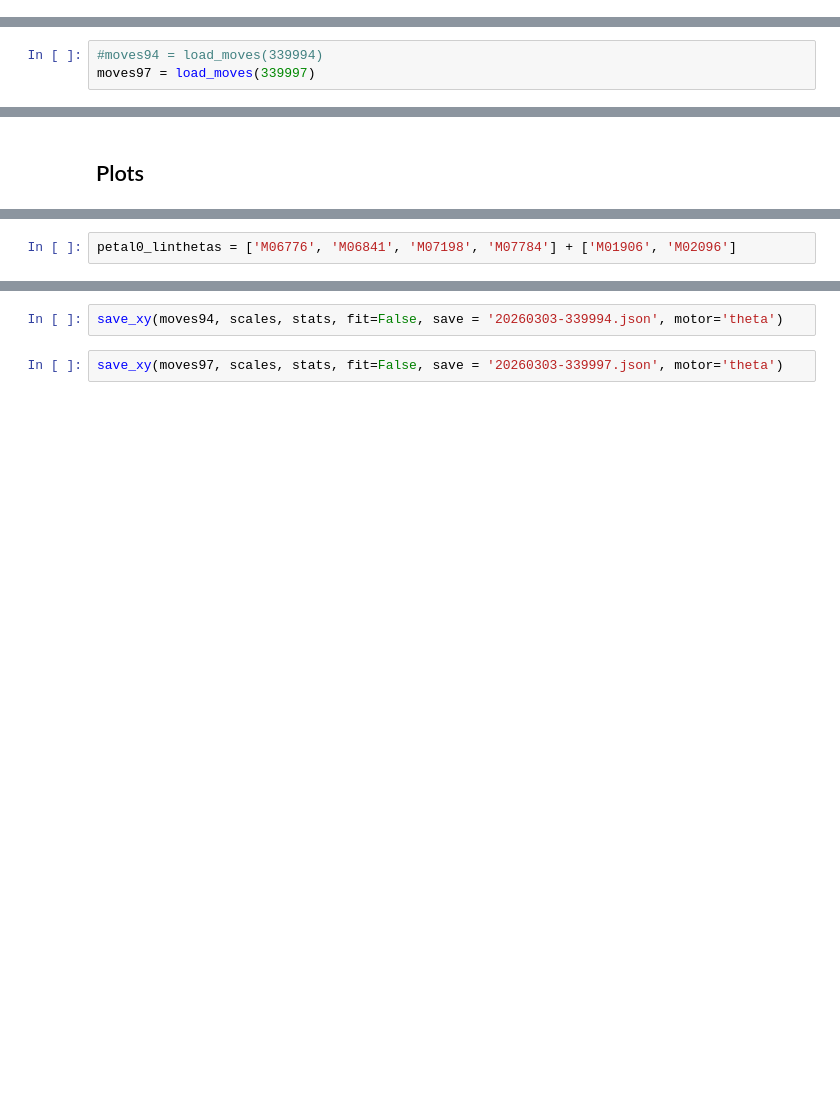
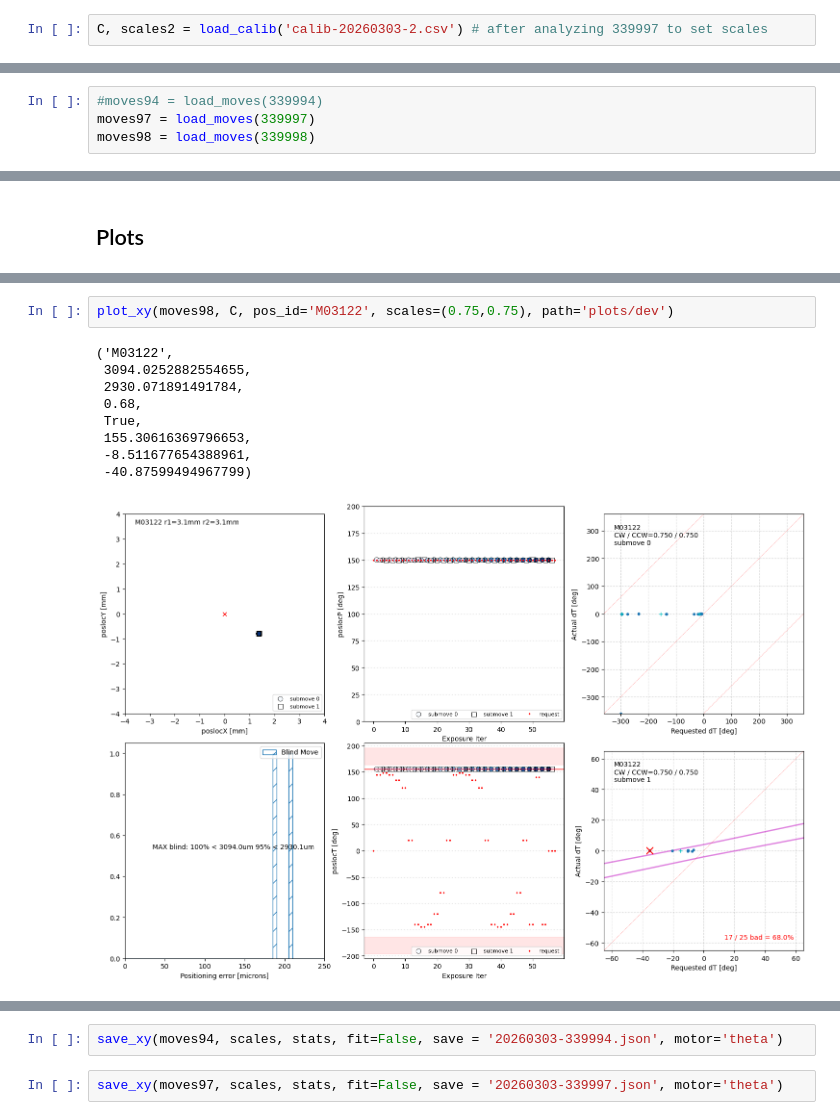
Before and after one commit to desihub/fpoffline, a Jupyter notebook: nb/LinThetaAnalysis/LinThetaAnalysis_kpno_Mar2026.ipynb, the cells around one changed output, grey strips where cells are left out. Cells and saved outputs as stored; diff of their text form; blank space fills up the shorter version.

Commit message:
lintheta updates to select sample to test on 31-Mar-2026

```diff
--- a/nb/LinThetaAnalysis/LinThetaAnalysis_kpno_Mar2026.ipynb
+++ b/nb/LinThetaAnalysis/LinThetaAnalysis_kpno_Mar2026.ipynb
@@ -55,3 +60,5 @@ def load_calib(name):
 C, scales = load_calib('calib-20260303.csv')
 # %% [output]
 Found 295 linear theta positions in calib-20260303.csv
+# %%
+C, scales2 = load_calib('calib-20260303-2.csv') # after analyzing 339997 to set scales
@@ -85,5 +120,6 @@ Load getdata results:
 # %%
 #moves94 = load_moves(339994)
 moves97 = load_moves(339997)
+moves98 = load_moves(339998)
 # %% [output]
 Read 58 exposure iterations
@@ -351,5 +427,15 @@ def plot_xy(moves, calib, pos_id='M03935', size_mm=4, scales=(0,0), path=None):
-# %%
-petal0_linthetas = ['M06776', 'M06841', 'M07198', 'M07784'] + ['M01906', 'M02096']
+# %%
+plot_xy(moves98, C, pos_id='M03122', scales=(0.75,0.75), path='plots/dev')
+# %% [output]
+('M03122',
+ 3094.0252882554655,
+ 2930.071891491784,
+ 0.68,
+ True,
+ 155.30616369796653,
+ -8.511677654388961,
+ -40.87599494967799)
+[figure, added]
 # %%
 def plot_all(scales, moves, path):
     if not pathlib.Path(path).exists():
```
Also changed, not shown: parts of 47 cells of this notebook, 2 other files.
